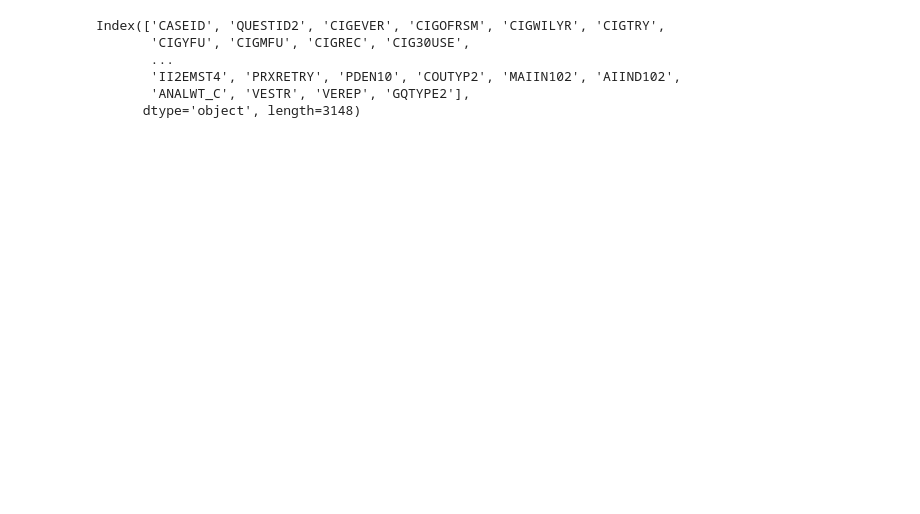
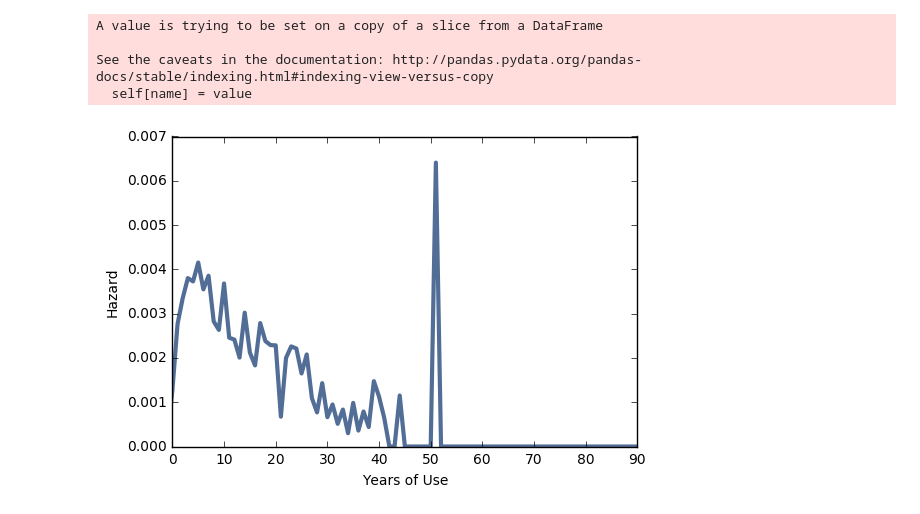
Before and after one commit to KaitlynKeil/ThinkStats2, a Jupyter notebook: code/report2.ipynb, the cells around one changed output. Cells and saved outputs as stored; diff of their text form; code cells hidden in the pictures; blank space fills up the shorter version.

```diff
--- a/code/report2.ipynb
+++ b/code/report2.ipynb
@@ -29,11 +103,2 @@ def ReadNSDUH():
 # %%
 nsduh = ReadNSDUH()
-# %%
-nsduh.columns
-# %% [output]
-Index(['CASEID', 'QUESTID2', 'CIGEVER', 'CIGOFRSM', 'CIGWILYR', 'CIGTRY',
-       'CIGYFU', 'CIGMFU', 'CIGREC', 'CIG30USE',
-       ...
-       'II2EMST4', 'PRXRETRY', 'PDEN10', 'COUTYP2', 'MAIIN102', 'AIIND102',
-       'ANALWT_C', 'VESTR', 'VEREP', 'GQTYPE2'],
-      dtype='object', length=3148)
@@ -39,0 +108,17 @@ Index(['CASEID', 'QUESTID2', 'CIGEVER', 'CIGOFRSM', 'CIGWILYR', 'CIGTRY',
+# %%
+CleanData(nsduh)
+ongoing, complete = MakeAged(nsduh)
+# %% [output]
+A value is trying to be set on a copy of a slice from a DataFrame
+
+See the caveats in the documentation: http://pandas.pydata.org/pandas-docs/stable/indexing.html#indexing-view-versus-copy
+  self[name] = value
+# %%
+hf = EstimateHazardFunction(complete.yearsofuseTX.dropna(), ongoing.yearssincefirst.dropna())
+thinkplot.Plot(hf)
+thinkplot.Config(xlabel='Years of Use',
+                 xlim=[0,90],
+                 ylabel='Hazard')
+thinkplot.Show()
+# %% [output]
+[figure, added]
```
Also changed, not shown: parts of 23 cells of this notebook, 2 other files.
